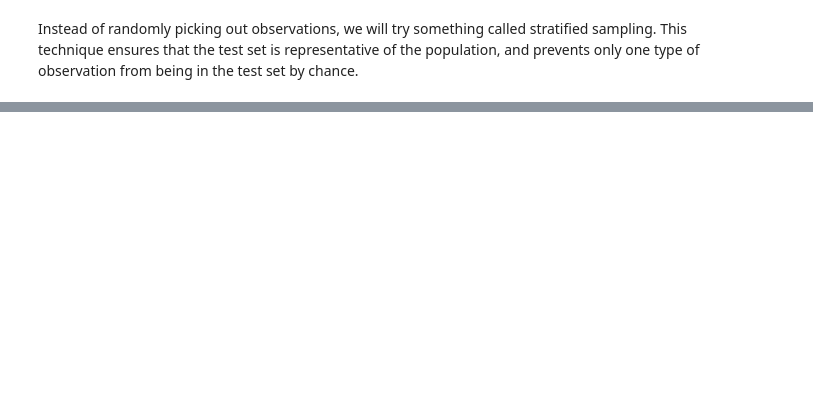
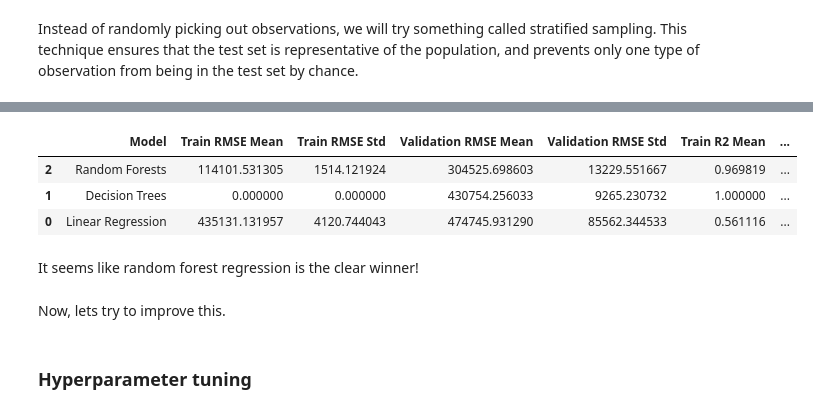
Before and after one commit to Noha-Jung3/Melbourne-Housing-Price-Prediction, a Jupyter notebook: EDA and Predictions.ipynb, the cells around one changed output, grey strips where cells are left out. Cells and saved outputs as stored; diff of their text form; code cells hidden in the pictures; blank space fills up the shorter version.

```diff
--- a/EDA and Predictions.ipynb
+++ b/EDA and Predictions.ipynb
@@ -356,0 +381,3 @@ housing["price_cat"] = pd.cut(housing["Price"], bins = )
+# %%
+strat_train_set, strat_test_set = train_test_split(
+housing, test_size=0.2, stratify=housing["price_cat"], random_state=42)
@@ -356,0 +405,11 @@ housing["price_cat"] = pd.cut(housing["Price"], bins = )
+# %%
+X_train = strat_train_set.drop(["Price"], axis=1)
+y_train = strat_train_set["Price"]
+# %%
+models = {
+    "Linear Regression": LinearRegression(),
+    "Decision Trees": DecisionTreeRegressor(),
+    "Random Forests": RandomForestRegressor()
+}
+# %%
+results = []
@@ -356,0 +480,17 @@ housing["price_cat"] = pd.cut(housing["Price"], bins = )
+# %%
+results_df = pd.DataFrame(results)
+
+results_df = results_df.sort_values(by="Validation RMSE Mean")
+
+results_df
+# %% [output]
+|  | Model | Train RMSE Mean | Train RMSE Std | Validation RMSE Mean | Validation RMSE Std | Train R2 Mean | ... |
+| 2 | Random Forests | 114101.531305 | 1514.121924 | 304525.698603 | 13229.551667 | 0.969819 | ... |
+| 1 | Decision Trees | 0.000000 | 0.000000 | 430754.256033 | 9265.230732 | 1.000000 | ... |
+| 0 | Linear Regression | 435131.131957 | 4120.744043 | 474745.931290 | 85562.344533 | 0.561116 | ... |
+# %% [markdown]
+It seems like random forest regression  is the clear winner!
+# %% [markdown]
+Now, lets try to improve this.
+# %% [markdown]
+### **Hyperparameter tuning**
```
Also changed, not shown: parts of 14 cells of this notebook.
